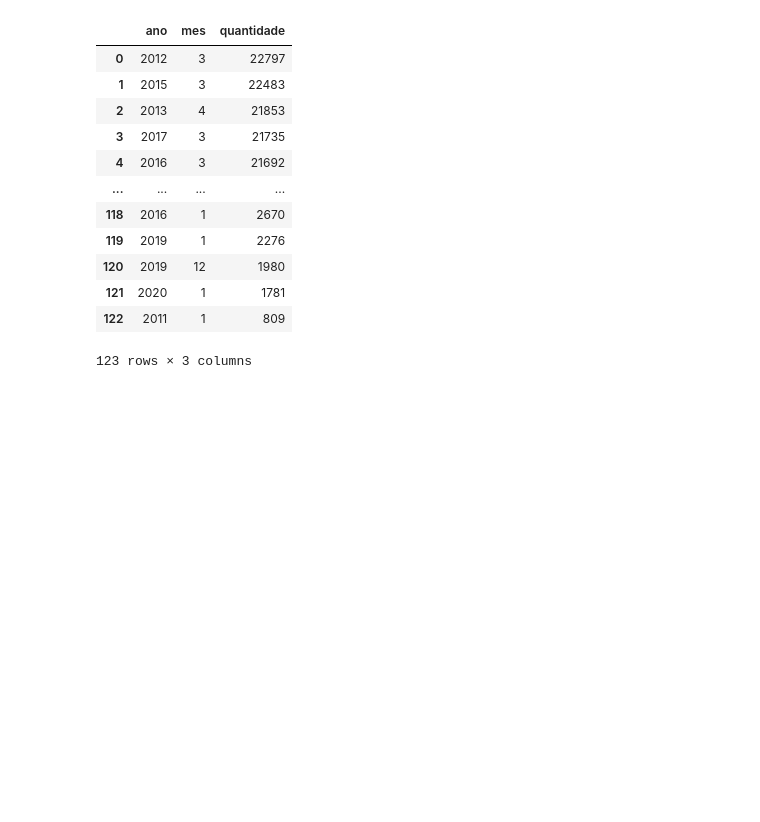
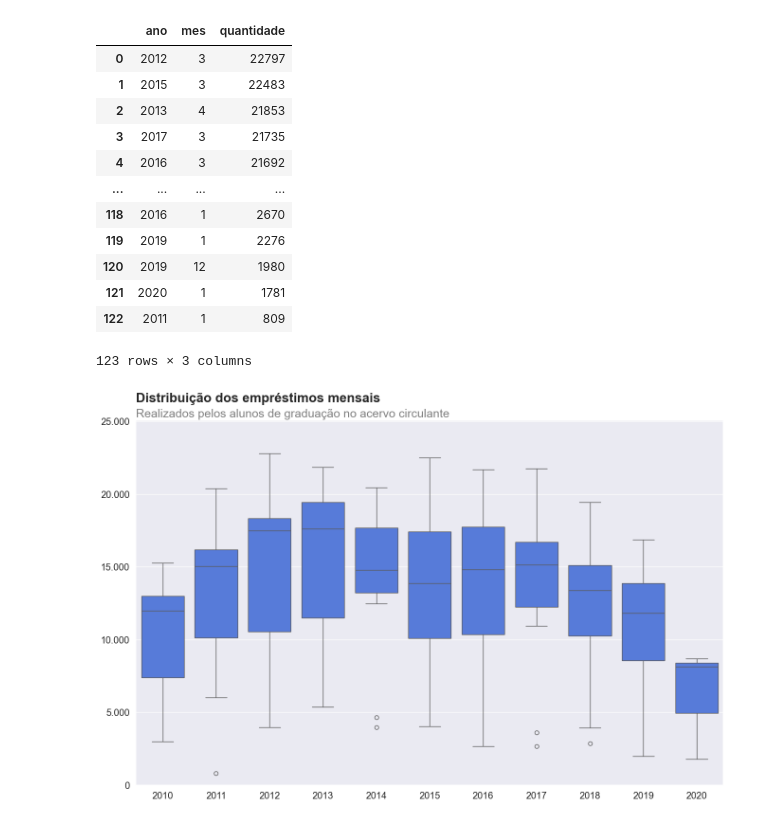
Before and after one commit to murilotw123/7_Days_Of_Code_Alura_Data_science, a Jupyter notebook: 7daysofcode.ipynb, the cells around one changed output. Saved outputs shown, nothing was run; the diff lists cells and outputs as text; code cells hidden in the pictures; blank space fills up the shorter version.

```diff
--- a/7daysofcode.ipynb
+++ b/7daysofcode.ipynb
@@ -633,27 +639,22 @@ alunos_graduacao_acervo_circulante
 | 122 | 2011 | 1 | 809 |
 123 rows × 3 columns
 # %%
-def gera_box_plot(dataset,x,y,titulo,subtitulo):
-  '''
-  Esta função irá gerar um gráfico de boxplot.
+from matplotlib import ticker
 
-  Dataset = conjunto de dados do gráfico
-  x = valor do eixo x do gráfico
-  y = valor do eixo y do gráfico
-  título = título do gráfico
-  subtitulo = subtitulo do texto
-  '''
-
-  sns.set_theme(style="darkgrid", palette='Blues',font_scale=1.3)
-  plt.figure(figsize=(16,10))
-
-  ax = sns.boxplot(y= y, x= x, data= dataset,color='#4171EF')
-  ax.yaxis.set_major_formatter(ticker.FuncFormatter(lambda x, p: format(int(x), ',').replace(',','.')))
-
-
-  plt.ylim(0,max(dataset[y])*1.1)                                               #Definir o limite do eixo y
-  plt.xlabel(None)
-  plt.ylabel(None)
-
-  ax.set_title(titulo+"\n",size=20,loc='left',weight='bold')
-  ax.text(s=subtitulo,x=-0.5,y=max(dataset[y])*1.11,fontsize=18, ha='left',color='gray')
+def gera_box_plot(dataset, x, y, titulo, subtitulo):
+    '''
+    Esta função irá gerar um gráfico de boxplot.
+    '''
+    sns.set_theme(style="darkgrid", palette='Blues', font_scale=1.3)
+    plt.figure(figsize=(16,10))
+    ax = sns.boxplot(y=y, x=x, data=dataset, color='#4171EF')
+    ax.yaxis.set_major_formatter(ticker.FuncFormatter(lambda x, p: format(int(x), ',').replace(',','.')))
+    plt.ylim(0, max(dataset[y])*1.1)
+    plt.xlabel(None)
+    plt.ylabel(None)
+    ax.set_title(titulo+"\n", size=20, loc='left', weight='bold')
+    ax.text(s=subtitulo, x=-0.5, y=max(dataset[y])*1.11, fontsize=18, ha='left', color='gray')
+# %%
+gera_box_plot(alunos_graduacao_acervo_circulante,'ano','quantidade','Distribuição dos empréstimos mensais', 'Realizados pelos alunos de graduação no acervo circulante')
+# %% [output]
+[figure, added]
```
Also changed, not shown: parts of 6 cells of this notebook.
